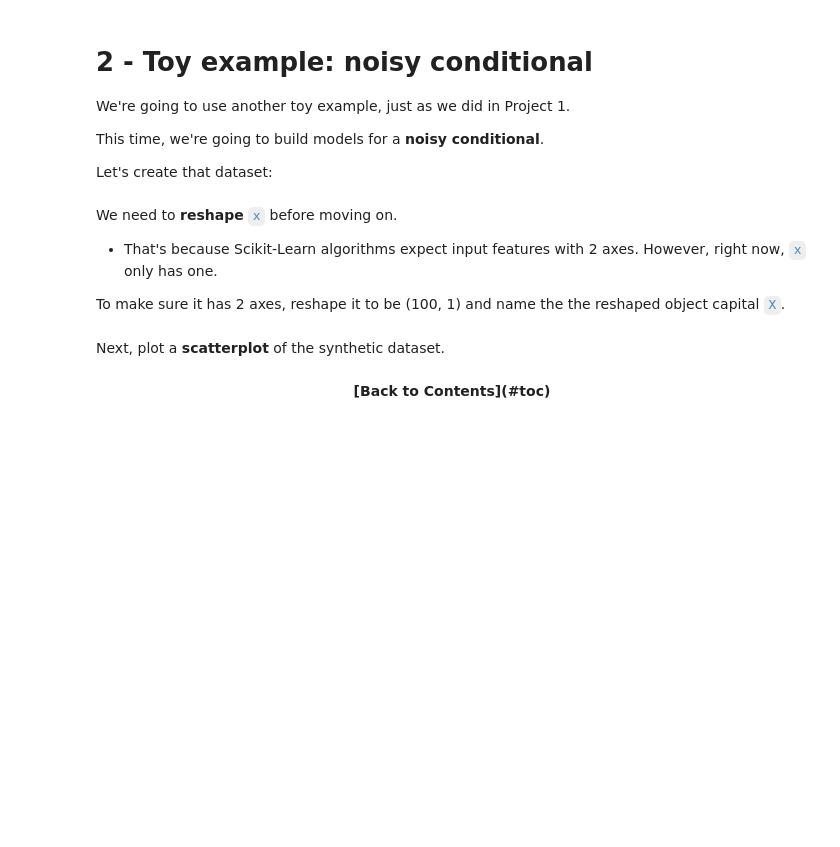
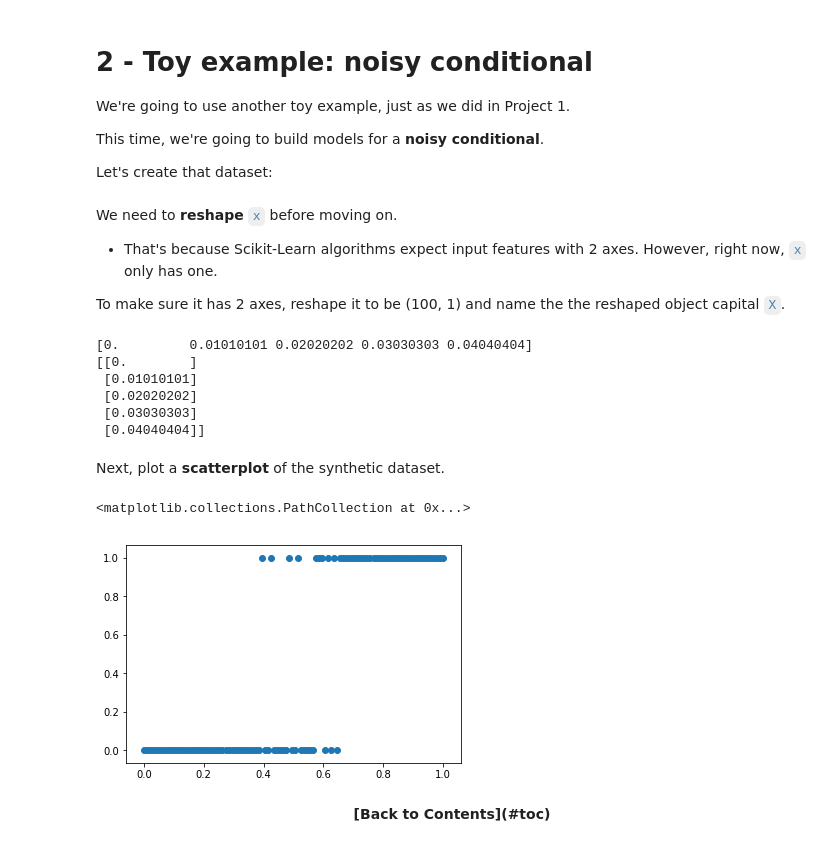
Before and after one commit to jyungtong/study-machine-learning, a Jupyter notebook: Project-3-Workbook-Bundle/Project 3 Workbook Bundle/Module 3 - Classification Algorithms.ipynb, the cells around one changed output. Cells and saved outputs as stored; diff of their text form; code cells hidden in the pictures; blank space fills up the shorter version.

```diff
--- a/Project-3-Workbook-Bundle/Project 3 Workbook Bundle/Module 3 - Classification Algorithms.ipynb
+++ b/Project-3-Workbook-Bundle/Project 3 Workbook Bundle/Module 3 - Classification Algorithms.ipynb
@@ -78,3 +97,13 @@ Let's create that dataset:
+# %%
+# Input feature
+x = np.linspace(0, 1, 100)
+
+# Noise
+np.random.seed(555)
+noise = np.random.uniform(-0.2, 0.2, 100)
+
+# Target variable
+y = ((x + noise) > 0.5).astype(int)
 # %% [markdown]
 We need to **reshape** <code style="color:steelblue">x</code> before moving on.
 * That's because Scikit-Learn algorithms expect input features with 2 axes. However, right now, <code style="color:steelblue">x</code> only has one.
@@ -82,10 +111,24 @@ We need to **reshape** <code style="color:steelblue">x</code> before moving on.
 To make sure it has 2 axes, reshape it to be (100, 1) and name the the reshaped object capital <code style="color:steelblue">X</code>.
 # %%
 # Reshape x into X
+X = x.reshape(100, 1)
+print(x[:5])
+print(X[:5])
+# %% [output]
+[0.         0.01010101 0.02020202 0.03030303 0.04040404]
+[[0.        ]
+ [0.01010101]
+ [0.02020202]
+ [0.03030303]
+ [0.04040404]]
 # %% [markdown]
 Next, plot a **scatterplot** of the synthetic dataset.
 # %%
 # Plot scatterplot of synthetic dataset
+plt.scatter(X, y)
+# %% [output]
+<matplotlib.collections.PathCollection at 0x...>
+[figure, added]
 # %% [markdown]
 <p style="text-align:center; margin: 40px 0 40px 0; font-weight:bold;">
 [Back to Contents](#toc)
```
Also changed, not shown: parts of 28 cells of this notebook, 4 other files.
